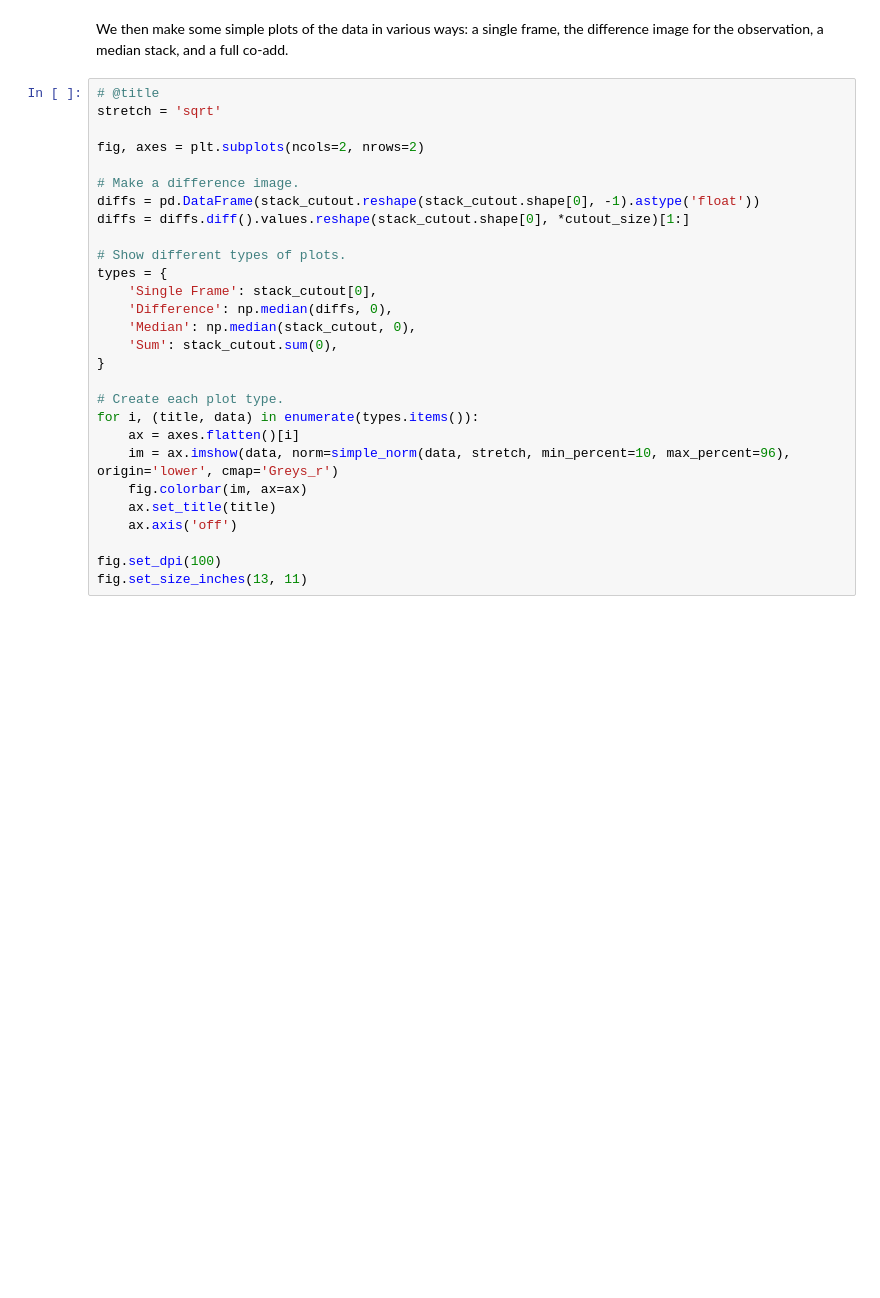
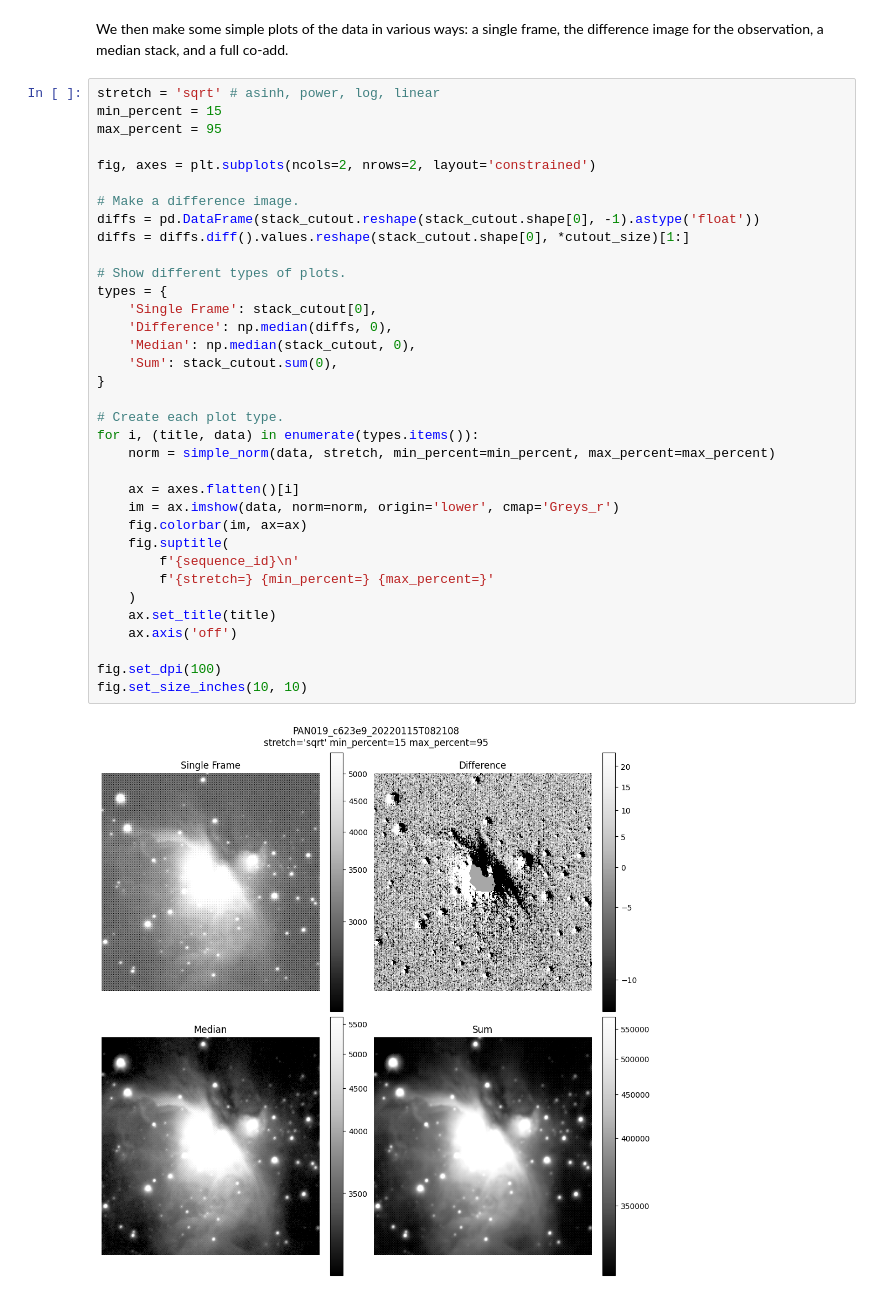
Before and after one commit to panoptes/afas-2024, a Jupyter notebook: notebooks/PANOPTES Stack Observation.ipynb, the cells around one changed output. Cells and saved outputs as stored; diff of their text form; blank space fills up the shorter version.

```diff
--- a/notebooks/PANOPTES Stack Observation.ipynb
+++ b/notebooks/PANOPTES Stack Observation.ipynb
@@ -143,30 +190,39 @@ stack_cutout = np.array(stack_cutout)
 # %% [markdown]
 We then make some simple plots of the data in various ways: a single frame, the difference image for the observation, a median stack, and a full co-add.
 # %%
-# @title
-stretch = 'sqrt'
+stretch = 'sqrt' # asinh, power, log, linear
+min_percent = 15
+max_percent = 95
 
-fig, axes = plt.subplots(ncols=2, nrows=2)
+fig, axes = plt.subplots(ncols=2, nrows=2, layout='constrained')
 
 # Make a difference image.
 diffs = pd.DataFrame(stack_cutout.reshape(stack_cutout.shape[0], -1).astype('float'))
 diffs = diffs.diff().values.reshape(stack_cutout.shape[0], *cutout_size)[1:]
 
 # Show different types of plots.
 types = {
     'Single Frame': stack_cutout[0],
     'Difference': np.median(diffs, 0),
     'Median': np.median(stack_cutout, 0),
     'Sum': stack_cutout.sum(0),
 }
 
 # Create each plot type.
 for i, (title, data) in enumerate(types.items()):
+    norm = simple_norm(data, stretch, min_percent=min_percent, max_percent=max_percent)
+
     ax = axes.flatten()[i]
-    im = ax.imshow(data, norm=simple_norm(data, stretch, min_percent=10, max_percent=96), origin='lower', cmap='Greys_r')
+    im = ax.imshow(data, norm=norm, origin='lower', cmap='Greys_r')
     fig.colorbar(im, ax=ax)
+    fig.suptitle(
+        f'{sequence_id}\n'
+        f'{stretch=} {min_percent=} {max_percent=}'
+    )
     ax.set_title(title)
     ax.axis('off')
 
 fig.set_dpi(100)
-fig.set_size_inches(13, 11)
+fig.set_size_inches(10, 10)
+# %% [output]
+[figure, added]
```
Also changed, not shown: parts of 11 cells of this notebook.
